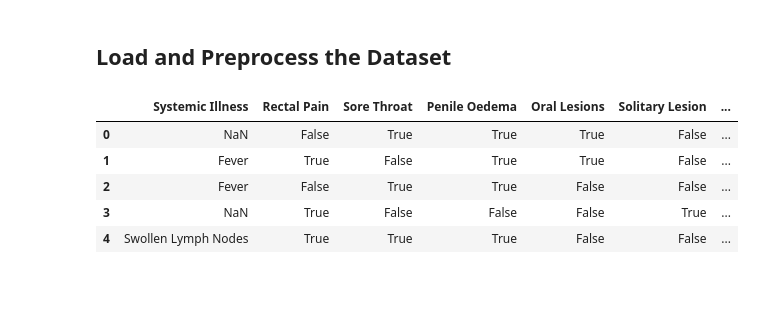
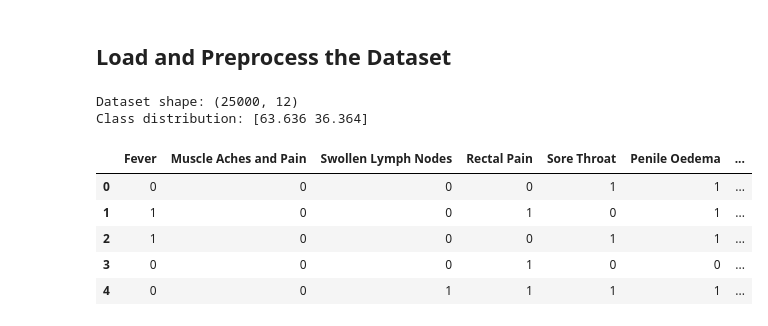
Before and after one commit to atifjavaid267/mpox-prediction-cnn, a Jupyter notebook: notebook.ipynb, the cells around one changed output. Saved outputs shown, nothing was run; the diff lists cells and outputs as text; code cells hidden in the pictures; blank space fills up the shorter version.

Commit message:
class distribution added

```diff
--- a/notebook.ipynb
+++ b/notebook.ipynb
@@ -11,15 +12,35 @@ import pandas as pd
 # %%
 DATA_PATH = 'dataset/DATA.csv'
 
 df = pd.read_csv(DATA_PATH)
 
 data = df.drop(columns=['Patient_ID']).copy()
 
+# One-hot encode Systemic Illness
+data['Systemic Illness'] = data['Systemic Illness'].fillna('None')
+dummies = pd.get_dummies(data['Systemic Illness'], prefix='', prefix_sep='')
+
+if 'None' in dummies.columns:
+    dummies = dummies.drop(columns=['None'])
+
+data = pd.concat([dummies, data.drop(columns=['Systemic Illness'])], axis=1)
+
+# Booleans to int
+bool_cols = data.select_dtypes(include=['bool']).columns
+data[bool_cols] = data[bool_cols].astype(int)
+
+# Encode target
+data['MonkeyPox'] = (data['MonkeyPox'] == 'Positive').astype(int)
+
+print(f"Dataset shape: {data.shape}")
+print(f"Class distribution: {data['MonkeyPox'].value_counts(normalize=True).values * 100}")
 data.head()
 # %% [output]
+Dataset shape: (25000, 12)
+Class distribution: [63.636 36.364]
-|  | Systemic Illness | Rectal Pain | Sore Throat | Penile Oedema | Oral Lesions | Solitary Lesion | ... |
-| 0 | NaN | False | True | True | True | False | ... |
-| 1 | Fever | True | False | True | True | False | ... |
-| 2 | Fever | False | True | True | False | False | ... |
-| 3 | NaN | True | False | False | False | True | ... |
-| 4 | Swollen Lymph Nodes | True | True | True | False | False | ... |
+|  | Fever | Muscle Aches and Pain | Swollen Lymph Nodes | Rectal Pain | Sore Throat | Penile Oedema | ... |
+| 0 | 0 | 0 | 0 | 0 | 1 | 1 | ... |
+| 1 | 1 | 0 | 0 | 1 | 0 | 1 | ... |
+| 2 | 1 | 0 | 0 | 0 | 1 | 1 | ... |
+| 3 | 0 | 0 | 0 | 1 | 0 | 0 | ... |
+| 4 | 0 | 0 | 1 | 1 | 1 | 1 | ... |
```
Also changed, not shown: parts of 2 cells of this notebook.
